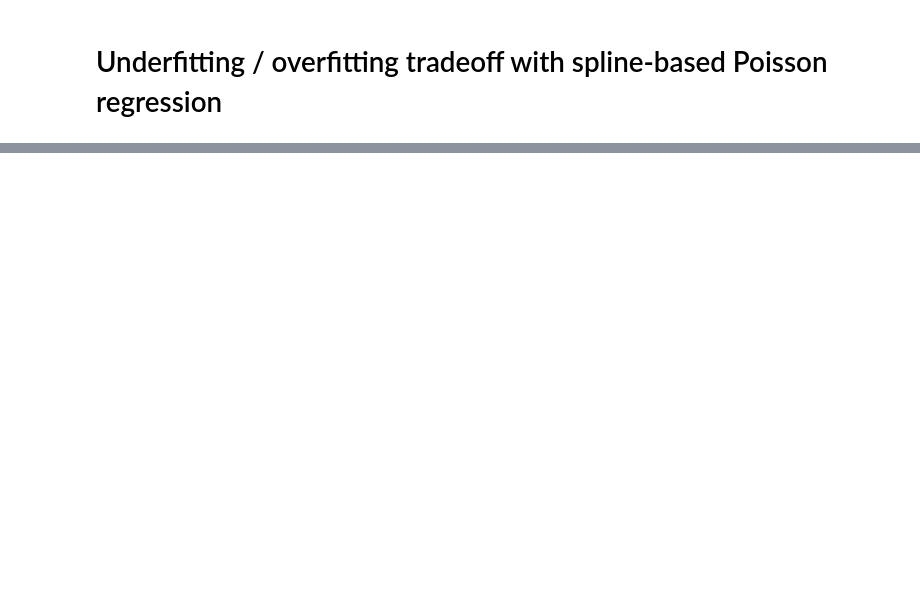
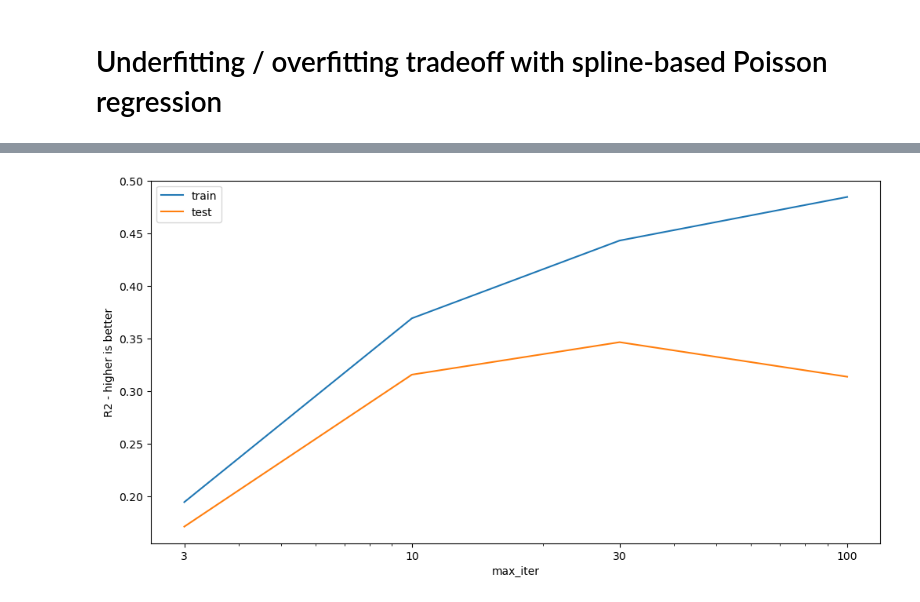
Before and after one commit to ogrisel/notebooks, a Jupyter notebook: sklearn_demos/splines_overfitting.ipynb, the cells around one changed output, grey strips where cells are left out. Saved outputs shown, nothing was run; the diff lists cells and outputs as text; code cells hidden in the pictures; blank space fills up the shorter version.

```diff
--- a/sklearn_demos/splines_overfitting.ipynb
+++ b/sklearn_demos/splines_overfitting.ipynb
@@ -114,0 +94,8 @@ plot_validation_curve(model, X, y, param_name="max_iter", param_range=param_rang
+# %%
+from sklearn.ensemble import HistGradientBoostingRegressor
+
+
+gbrt = HistGradientBoostingRegressor(loss="poisson")
+plot_validation_curve(gbrt, X, y, param_name="max_iter", param_range=[3, 10, 30, 100])
+# %% [output]
+[figure, added]
```
Also changed, not shown: parts of 12 cells of this notebook.
